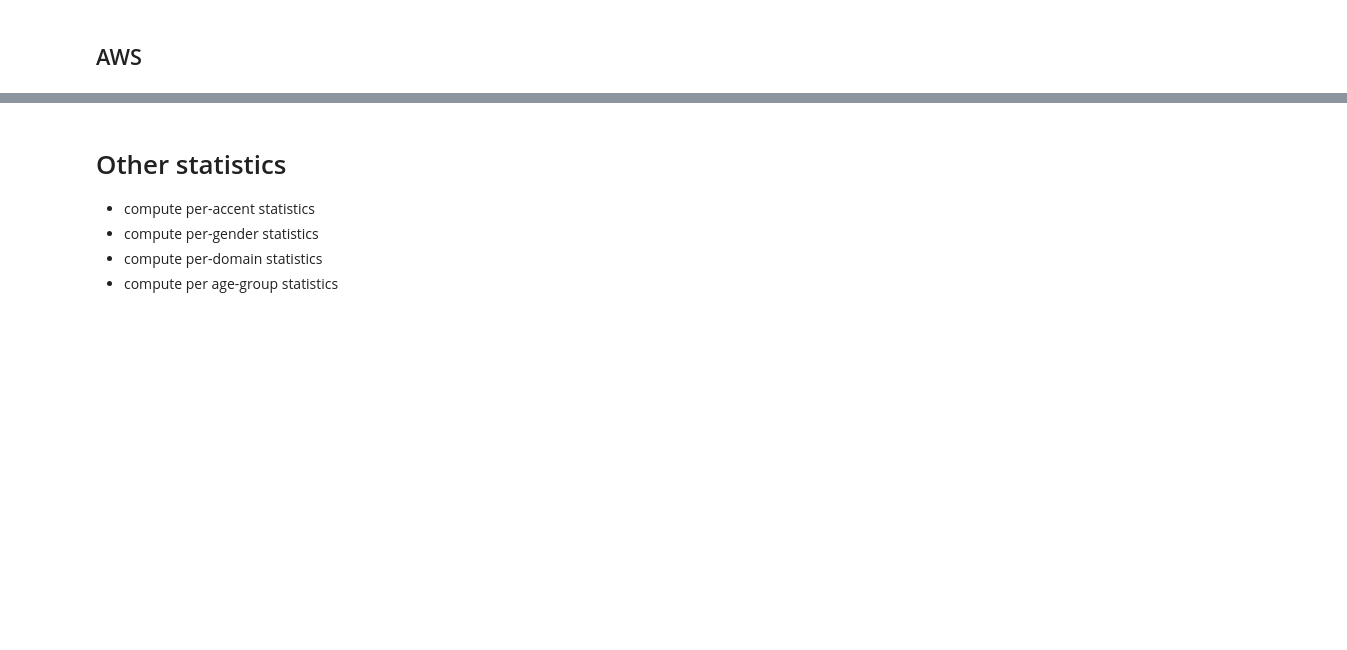
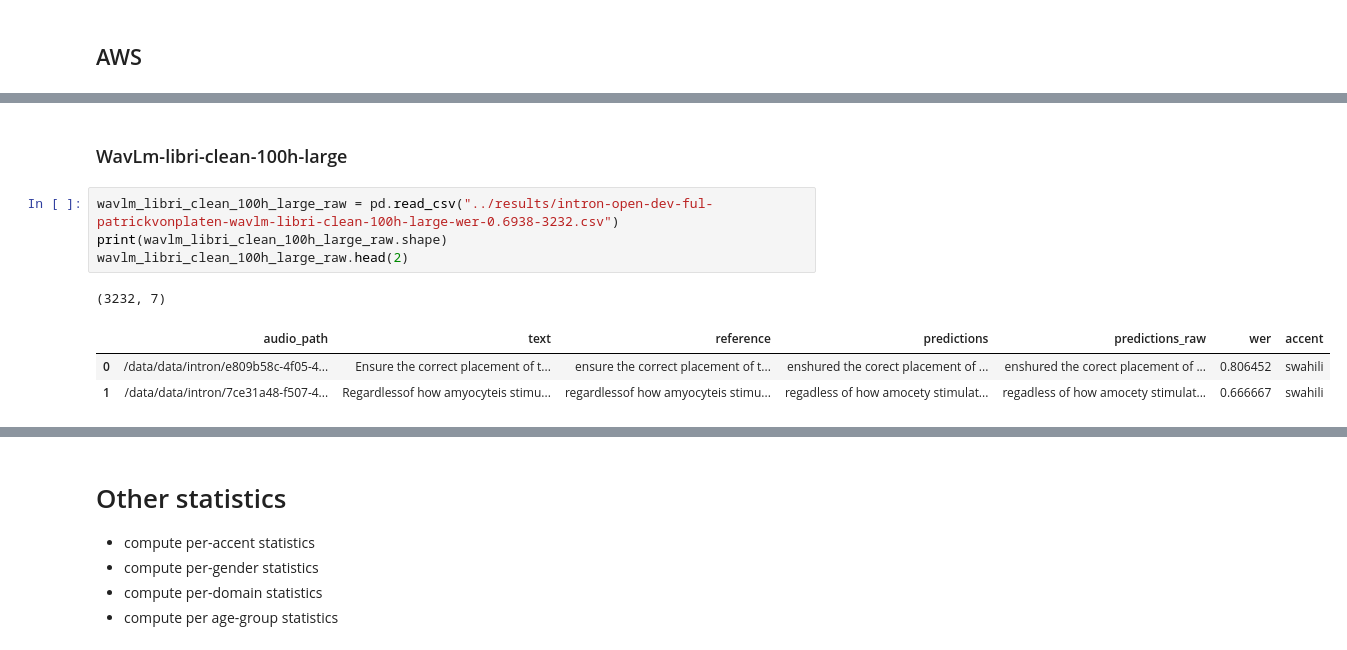
Before and after one commit to intron-innovation/AfriSpeech-200, a Jupyter notebook: notebooks/zero_shot_evaluation.ipynb, the cells around one changed output, grey strips where cells are left out. Saved outputs shown, nothing was run; the diff lists cells and outputs as text; blank space fills up the shorter version.

```diff
--- a/notebooks/zero_shot_evaluation.ipynb
+++ b/notebooks/zero_shot_evaluation.ipynb
@@ -413,0 +567,11 @@ aws_medical_raw.head(2)
+# %% [markdown]
+### WavLm-libri-clean-100h-large
+# %%
+wavlm_libri_clean_100h_large_raw = pd.read_csv("../results/intron-open-dev-ful-patrickvonplaten-wavlm-libri-clean-100h-large-wer-0.6938-3232.csv")
+print(wavlm_libri_clean_100h_large_raw.shape)
+wavlm_libri_clean_100h_large_raw.head(2)
+# %% [output]
+(3232, 7)
+|  | audio_path | text | reference | predictions | predictions_raw | wer | accent |
+| 0 | /data/data/intron/e809b58c-4f05-4... | Ensure the correct placement of t... | ensure the correct placement of t... | enshured the corect placement of ... | enshured the corect placement of ... | 0.806452 | swahili |
+| 1 | /data/data/intron/7ce31a48-f507-4... | Regardlessof how amyocyteis stimu... | regardlessof how amyocyteis stimu... | regadless of how amocety stimulat... | regadless of how amocety stimulat... | 0.666667 | swahili |
```
Also changed, not shown: parts of 91 cells of this notebook, 43 other files.
